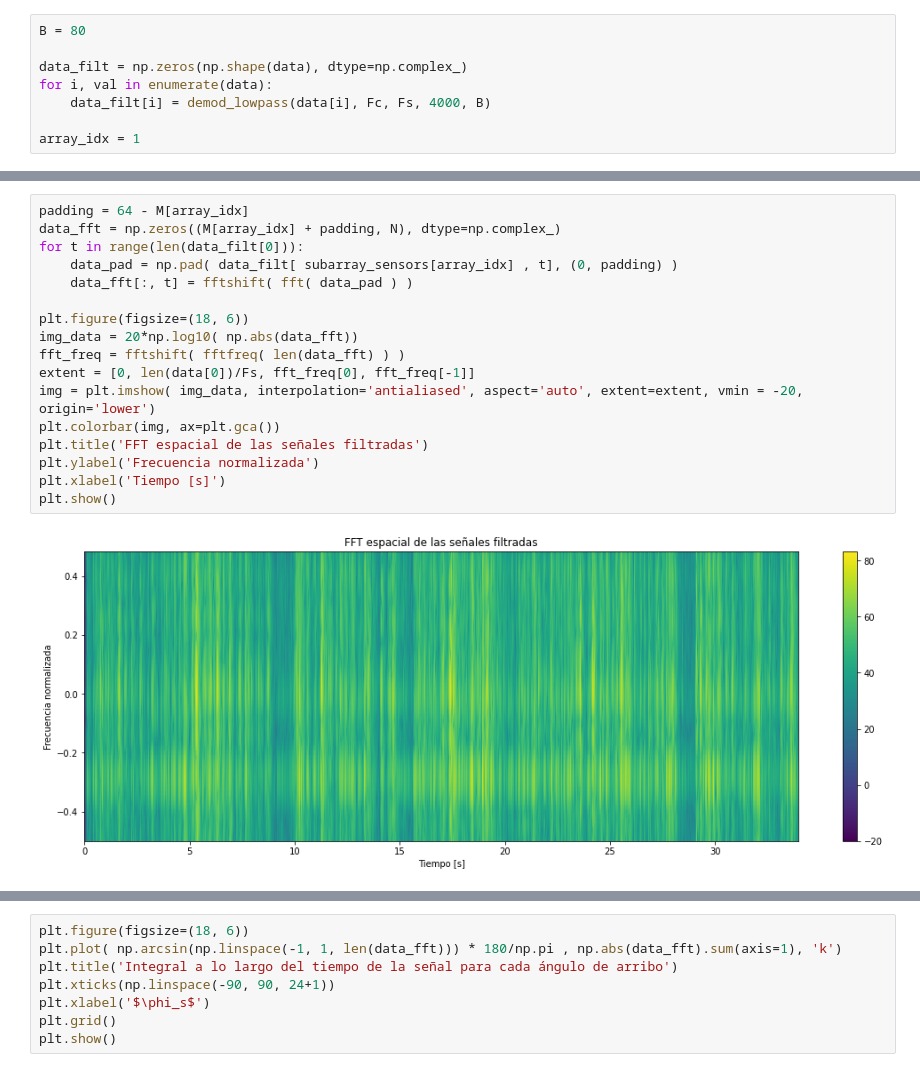
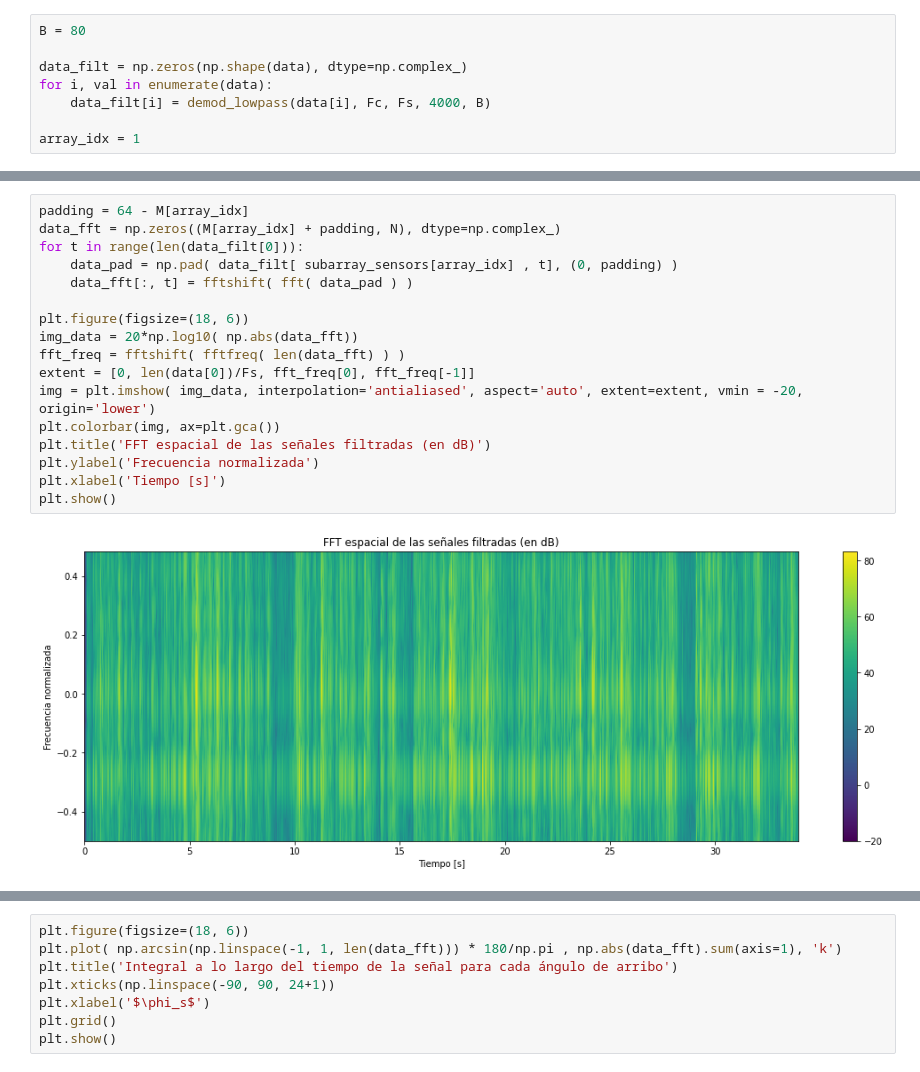
Before and after one commit to mbergerman/Procesamiento-Adaptativo, a Jupyter notebook: TPS/TP4/PASA_TP4_G2.ipynb, the cells around one changed output, grey strips where cells are left out. Cells and saved outputs as stored; diff of their text form.

```diff
--- a/TPS/TP4/PASA_TP4_G2.ipynb
+++ b/TPS/TP4/PASA_TP4_G2.ipynb
@@ -125,22 +125,22 @@ plt.show()
 # %%
 padding = 64 - M[array_idx]
 data_fft = np.zeros((M[array_idx] + padding, N), dtype=np.complex_)
 for t in range(len(data_filt[0])):
     data_pad = np.pad( data_filt[ subarray_sensors[array_idx] , t], (0, padding) )
     data_fft[:, t] = fftshift( fft( data_pad ) )
 
 plt.figure(figsize=(18, 6))
 img_data = 20*np.log10( np.abs(data_fft))
 fft_freq = fftshift( fftfreq( len(data_fft) ) )
 extent = [0, len(data[0])/Fs, fft_freq[0], fft_freq[-1]]
 img = plt.imshow( img_data, interpolation='antialiased', aspect='auto', extent=extent, vmin = -20, origin='lower')
 plt.colorbar(img, ax=plt.gca())
-plt.title('FFT espacial de las señales filtradas')
+plt.title('FFT espacial de las señales filtradas (en dB)')
 plt.ylabel('Frecuencia normalizada')
 plt.xlabel('Tiempo [s]')
 plt.show()
 # %% [output]
-[figure, old version]
+[figure, new version]
 # %%
 x = np.linspace(0, len(data_fft[0])/Fs, len(data_fft[0])+1)
 y = np.arcsin(fft_freq*2) * 180/np.pi
```
Also changed, not shown: parts of 10 cells of this notebook, 1 other file.
